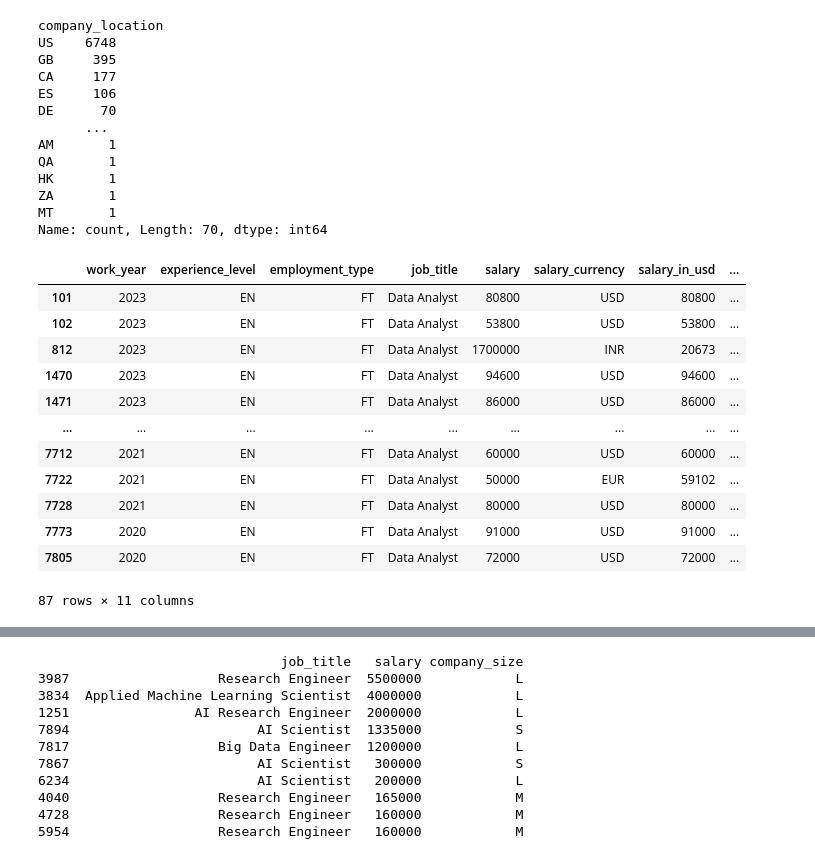
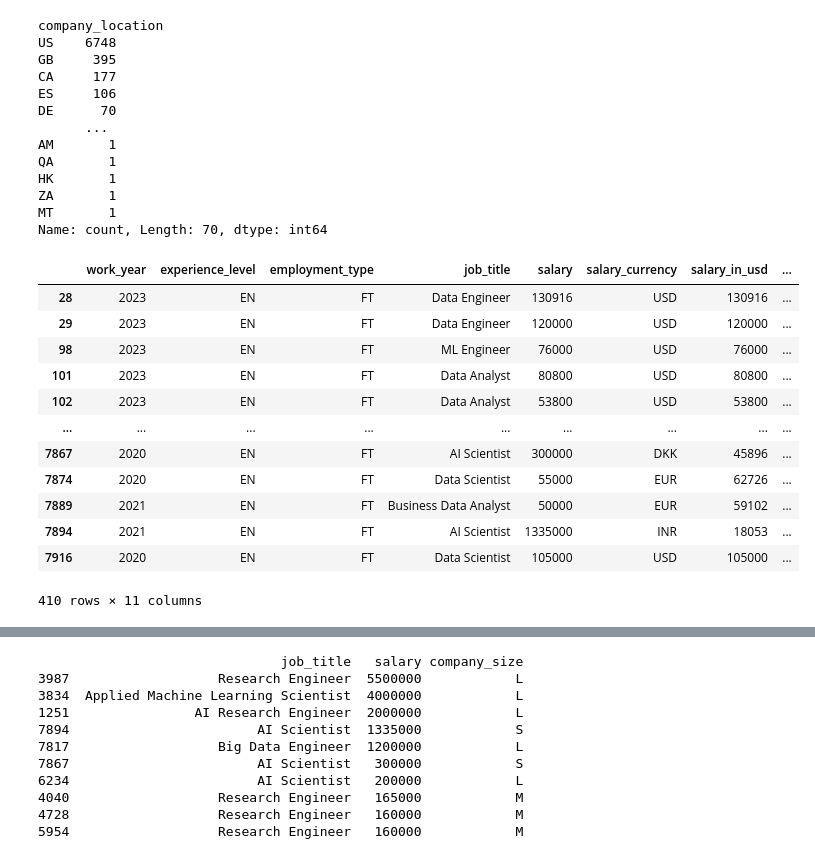
Before and after one commit to christian-a-smith/project-1, a Jupyter notebook: question-1/question-1_company size.ipynb, the cells around one changed output, grey strips where cells are left out. Cells and saved outputs as stored; diff of their text form; code cells hidden in the pictures.

```diff
--- a/question-1/question-1_company size.ipynb
+++ b/question-1/question-1_company size.ipynb
@@ -48,23 +48,28 @@ data_salaries_mi_df = data_salaries_df.loc[(data_salaries_df["experience_level"]
 data_salaries_se_df = data_salaries_df.loc[(data_salaries_df["experience_level"]=="SE")]
 data_salaries_ex_df = data_salaries_df.loc[(data_salaries_df["experience_level"]=="EX")]
 # %%
-# filter to get only entry level data analysts
-data_salaries_da_en_df = data_salaries_da_df.loc[(data_salaries_da_df["experience_level"]=="EN")]
+data_salaries_df["experience_level"].value_counts()
+
+# Filter to get only entry level data analysts
+data_salaries_da_df = data_salaries_df.loc[(data_salaries_df["experience_level"] == "EN")]
+
+# Now you have 'data_salaries_da_df' defined
+data_salaries_da_en_df = data_salaries_da_df
 data_salaries_da_en_df
 # %% [output]
 |  | work_year | experience_level | employment_type | job_title | salary | salary_currency | salary_in_usd | ... |
+| 28 | 2023 | EN | FT | Data Engineer | 130916 | USD | 130916 | ... |
+| 29 | 2023 | EN | FT | Data Engineer | 120000 | USD | 120000 | ... |
+| 98 | 2023 | EN | FT | ML Engineer | 76000 | USD | 76000 | ... |
 | 101 | 2023 | EN | FT | Data Analyst | 80800 | USD | 80800 | ... |
 | 102 | 2023 | EN | FT | Data Analyst | 53800 | USD | 53800 | ... |
-| 812 | 2023 | EN | FT | Data Analyst | 1700000 | INR | 20673 | ... |
-| 1470 | 2023 | EN | FT | Data Analyst | 94600 | USD | 94600 | ... |
-| 1471 | 2023 | EN | FT | Data Analyst | 86000 | USD | 86000 | ... |
 | ... | ... | ... | ... | ... | ... | ... | ... | ... |
-| 7712 | 2021 | EN | FT | Data Analyst | 60000 | USD | 60000 | ... |
-| 7722 | 2021 | EN | FT | Data Analyst | 50000 | EUR | 59102 | ... |
-| 7728 | 2021 | EN | FT | Data Analyst | 80000 | USD | 80000 | ... |
-| 7773 | 2020 | EN | FT | Data Analyst | 91000 | USD | 91000 | ... |
-| 7805 | 2020 | EN | FT | Data Analyst | 72000 | USD | 72000 | ... |
+| 7867 | 2020 | EN | FT | AI Scientist | 300000 | DKK | 45896 | ... |
+| 7874 | 2020 | EN | FT | Data Scientist | 55000 | EUR | 62726 | ... |
+| 7889 | 2021 | EN | FT | Business Data Analyst | 50000 | EUR | 59102 | ... |
+| 7894 | 2021 | EN | FT | AI Scientist | 1335000 | INR | 18053 | ... |
+| 7916 | 2020 | EN | FT | Data Scientist | 105000 | USD | 105000 | ... |
-87 rows × 11 columns
+410 rows × 11 columns
 # %%
 # find average entry level data analyst salary by company_size
 data_salaries_da_en_df.groupby(["company_size"])["salary"].mean()
```
Also changed, not shown: parts of 6 cells of this notebook.
